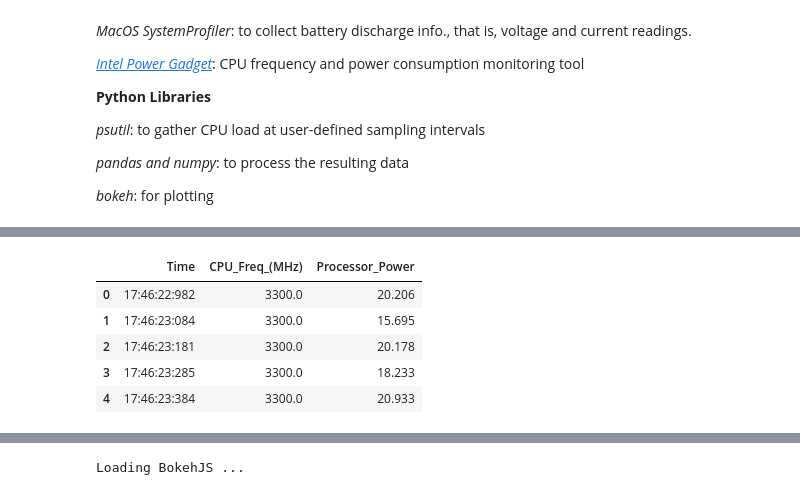
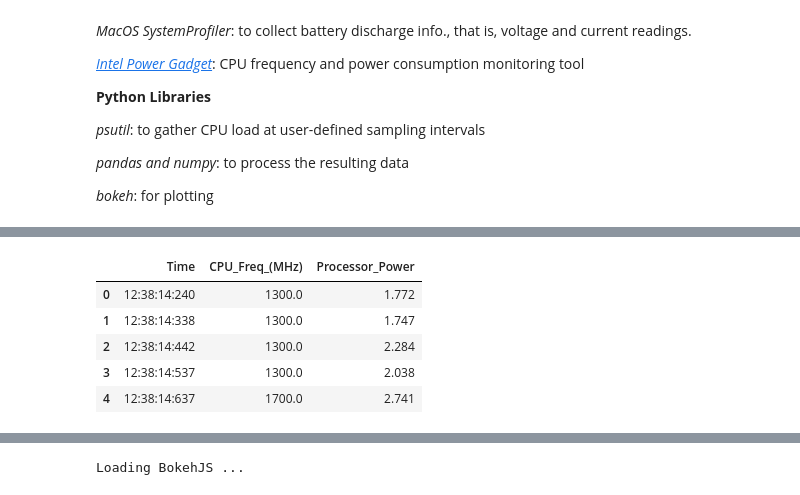
Before and after one commit to mEyob/CPU_load_VS_Power, a Jupyter notebook: PowerProfile.ipynb, the cells around one changed output, grey strips where cells are left out. Drawn from its saved outputs; the diff is of its cells as text; code cells hidden in the pictures.

```diff
--- a/PowerProfile.ipynb
+++ b/PowerProfile.ipynb
@@ -77,14 +52,14 @@ data.to_csv("CPULoad_vs_Power.csv")
 # %%
 cols = 'System Time,CPU Frequency_0(MHz),Processor Power_0(Watt)'
-cpu_data = pd.read_csv("PwrData_2017-7-10_17-46-22.csv", usecols=cols.split(','))
+cpu_data = pd.read_csv("PwrData_2017-7-11_12-38-14.csv", usecols=cols.split(','))
 cpu_data.rename(columns={'System Time':'Time',
                          'CPU Frequency_0(MHz)':'CPU_Freq_(MHz)',
                          'Processor Power_0(Watt)': 'Processor_Power'}, inplace=True)
 cpu_data.head()
 # %% [output]
 |  | Time | CPU_Freq_(MHz) | Processor_Power |
-| 0 | 17:46:22:982 | 3300.0 | 20.206 |
-| 1 | 17:46:23:084 | 3300.0 | 15.695 |
-| 2 | 17:46:23:181 | 3300.0 | 20.178 |
-| 3 | 17:46:23:285 | 3300.0 | 18.233 |
-| 4 | 17:46:23:384 | 3300.0 | 20.933 |
+| 0 | 12:38:14:240 | 1300.0 | 1.772 |
+| 1 | 12:38:14:338 | 1300.0 | 1.747 |
+| 2 | 12:38:14:442 | 1300.0 | 2.284 |
+| 3 | 12:38:14:537 | 1300.0 | 2.038 |
+| 4 | 12:38:14:637 | 1700.0 | 2.741 |
```
Also changed, not shown: parts of 24 cells of this notebook, 2 other files.
